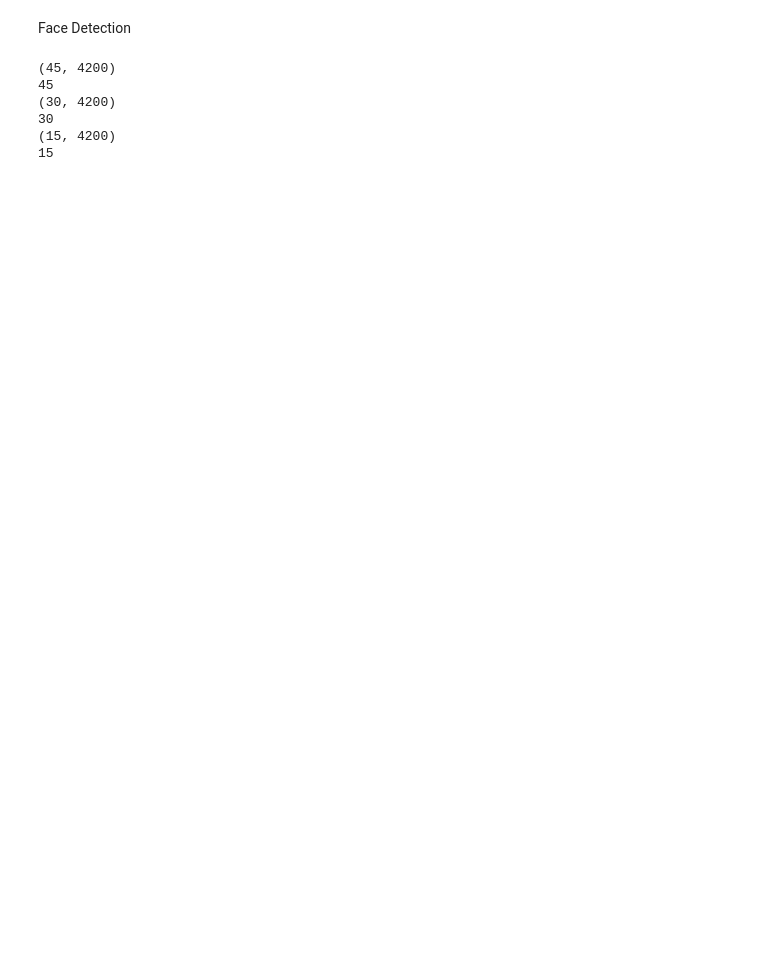
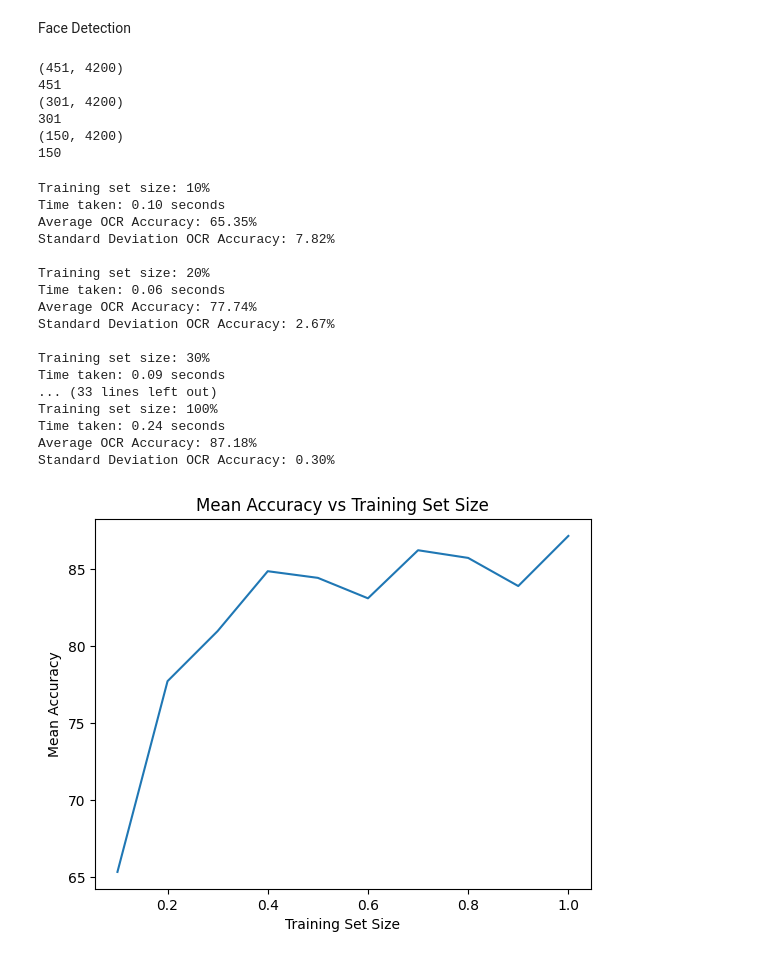
Before and after one commit to roshan3102/OCR-Face-Detection, a Jupyter notebook: Perceptron.ipynb, the cells around one changed output. Drawn from its saved outputs; the diff is of its cells as text; code cells hidden in the pictures; blank space fills up the shorter version.

```diff
--- a/Perceptron.ipynb
+++ b/Perceptron.ipynb
@@ -117,16 +169,13 @@ FacetestImg = "facedata/facedatatest"
 FacetestLabel = "facedata/facedatatestlabels"
 
 X_train_face, Y_train_face = face_raw_data(FacetrainImg, FacetrainLabel)
-X_train_face = X_train_face[:int(X_train_face.shape[0]*0.1), :]
-Y_train_face = Y_train_face[:int(len(Y_train_face)*0.1)]
+
 
 X_valid_face, Y_valid_face = face_raw_data(FacevalidImg, FacevalidLabel)
-X_valid_face = X_valid_face[:int(X_valid_face.shape[0]*0.1), :]
-Y_valid_face = Y_valid_face[:int(len(Y_valid_face)*0.1)]
+
 
 X_test_face, Y_test_face = face_raw_data(FacetestImg, FacetestLabel)
-X_test_face = X_test_face[:int(X_test_face.shape[0]*0.1), :]
-Y_test_face = Y_test_face[:int(len(Y_test_face)*0.1)]
+
 print(X_train_face.shape)
 print(len(Y_train_face))
 print(X_valid_face.shape)
@@ -134,9 +183,56 @@ print(len(Y_valid_face))
 print(X_test_face.shape)
 print(len(Y_test_face))
 # %% [output]
-(45, 4200)
-45
-(30, 4200)
-30
-(15, 4200)
-15
+(451, 4200)
+451
+(301, 4200)
+301
+(150, 4200)
+150
+# %%
+timesFaceArr = []
+meanAccFaceArr = []
+stdAccFaceArr = []
+for i in training_sets:
+    print(f'Training set size: {i*100:.0f}%')
+    mean,std,time=OnePerceptronSet(i, 70*60, 2, 10, X_train_face, Y_train_face, X_valid_face, Y_valid_face)
+    timesFaceArr.append(time)
+    meanAccFaceArr.append(mean)
+    stdAccFaceArr.append(std)
+    print("")
+plt.plot(training_sets, meanAccFaceArr)
+plt.xlabel('Training Set Size')
+plt.ylabel('Mean Accuracy')
+plt.title('Mean Accuracy vs Training Set Size')
+plt.show()
+
+plt.plot(training_sets, stdAccFaceArr)
+plt.xlabel('Training Set Size')
+plt.ylabel('Standard Deviation')
+plt.title('Standard Deviation vs Training Set Size')
+plt.show()
+
+plt.plot(training_sets, timesFaceArr)
+plt.xlabel('Training Set Size')
+plt.ylabel('Time taken')
+plt.title('Time taken vs Training Set Size')
+plt.show()
+# %% [output]
+Training set size: 10%
+Time taken: 0.10 seconds
+Average OCR Accuracy: 65.35%
+Standard Deviation OCR Accuracy: 7.82%
+
+Training set size: 20%
+Time taken: 0.06 seconds
+Average OCR Accuracy: 77.74%
+Standard Deviation OCR Accuracy: 2.67%
+
+Training set size: 30%
+Time taken: 0.09 seconds
+... (33 lines left out)
+Training set size: 100%
+Time taken: 0.24 seconds
+Average OCR Accuracy: 87.18%
+Standard Deviation OCR Accuracy: 0.30%
+[figure, added]
```
Also changed, not shown: parts of 11 cells of this notebook, 1 other file.
